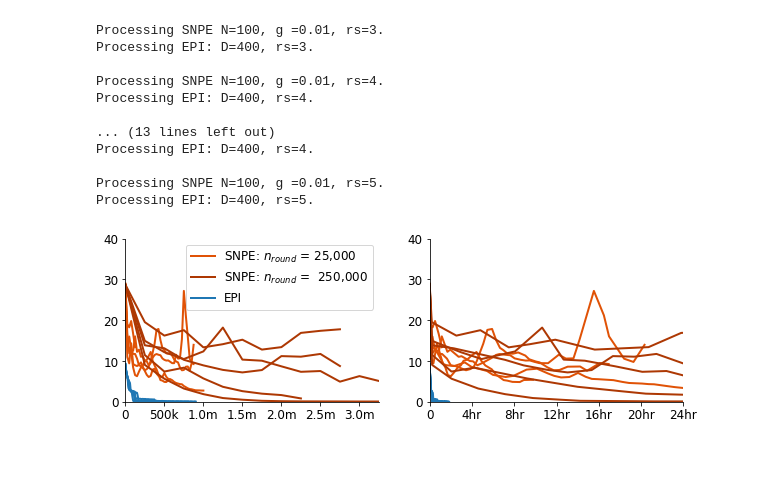
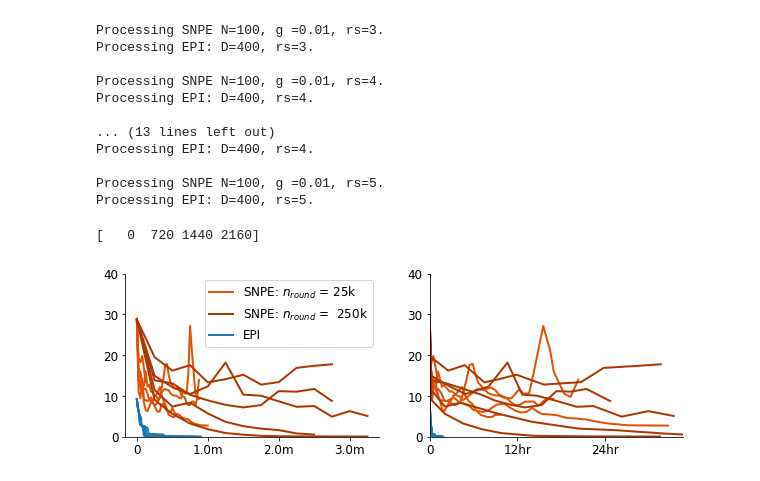
Before and after one commit to cunningham-lab/epi, a Jupyter notebook: notebooks/RNN/AnalyzeRNNSupp3.ipynb, the cells around one changed output. Drawn from its saved outputs; the diff is of its cells as text; code cells hidden in the pictures.

```diff
--- a/notebooks/RNN/AnalyzeRNNSupp3.ipynb
+++ b/notebooks/RNN/AnalyzeRNNSupp3.ipynb
@@ -225,19 +229,20 @@ Processing EPI: D=400, rs=5.
 # %%
 num_batch = 1000
 num_atoms = 100
 epis, snpe1s, snpe2s = [], [], []
 for _i, rs in enumerate(random_seeds):
     if (_num_sims, num_batch, num_atoms, rs) in SNPE_all:
         snpe1s.append(SNPE_all[(25000,num_batch,_num_atoms, rs)])
         snpe2s.append(SNPE_all[(250000,num_batch,_num_atoms, rs)])
 
     epis.append(EPI_all[rs])
 
 epi_label = r"EPI"
-snpe1_label = r"SNPE: $n_{round}$ = 25,000"
-snpe2_label = r"SNPE: $n_{round}$ =  250,000"
+snpe1_label = r"SNPE: $n_{round}$ = 25k"
+snpe2_label = r"SNPE: $n_{round}$ =  250k"
 plot_compare_hp(epis, snpe1s, snpe2s, colors[0], oranges,
-                epi_label, snpe1_label, snpe2_label, xlims=[1e7, 24*60])
+                epi_label, snpe1_label, snpe2_label)#, xlims=[1e7, 24*60])
 plt.savefig(os.path.join("figures", "figRNN3",  "ScalingSNPE_N=100_sims.png"))
 # %% [output]
+[   0  720 1440 2160]
-[figure, old version]
+[figure, new version]
```
Also changed, not shown: parts of 2 cells of this notebook.
